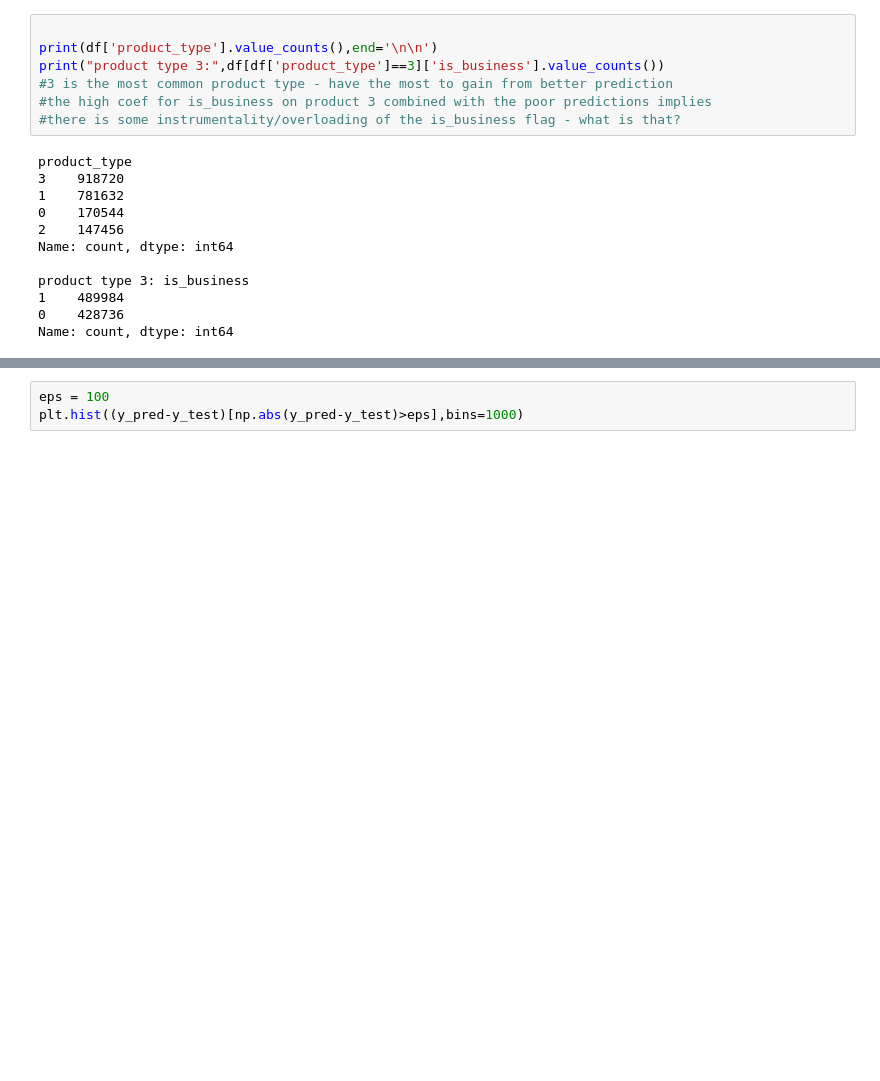
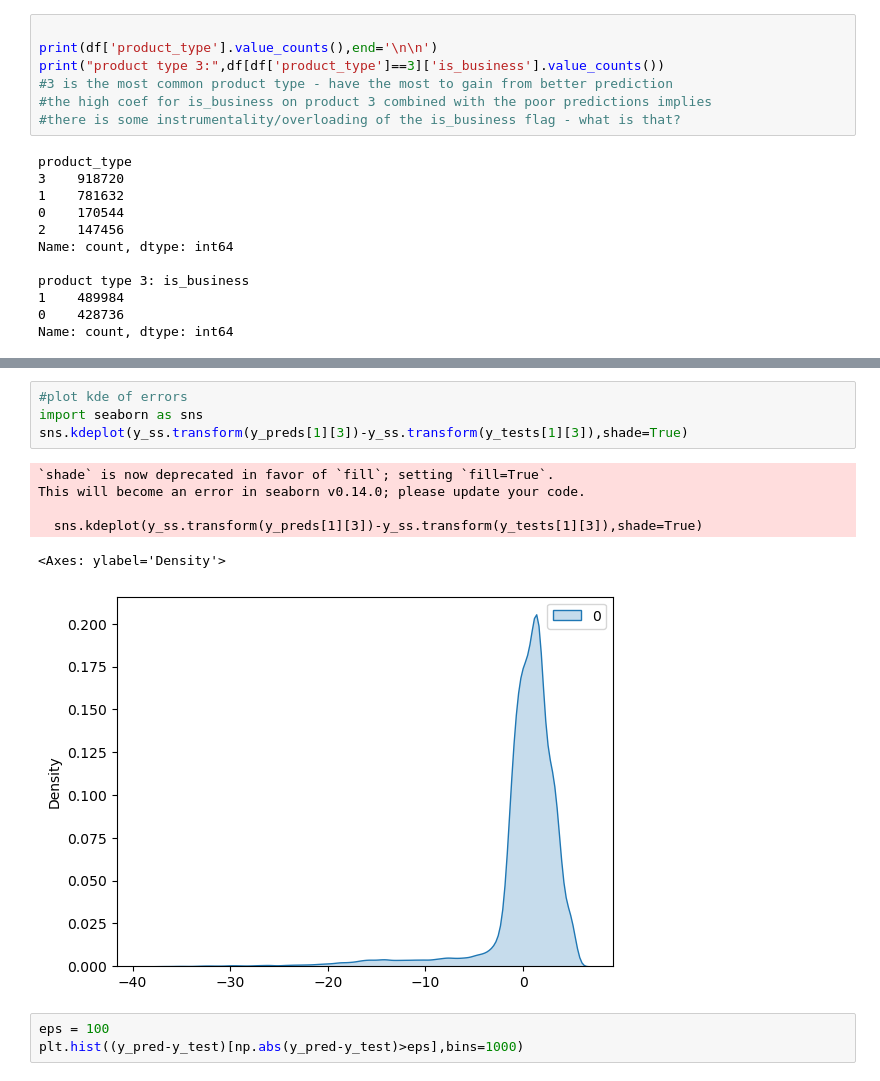
Before and after one commit to JosephHardy91/predict-energy-behavior-of-prosumers, a Jupyter notebook: src/2_baseline_predictors/train_only_regression.ipynb, the cells around one changed output, grey strips where cells are left out. Drawn from its saved outputs; the diff is of its cells as text; blank space fills up the shorter version.

```diff
--- a/src/2_baseline_predictors/train_only_regression.ipynb
+++ b/src/2_baseline_predictors/train_only_regression.ipynb
@@ -118,3 +124,14 @@ plt.scatter(x=range(len(y_pred)),y=y_ss.transform(y_pred)-y_ss.transform(y_test)
+# %%
+#plot kde of errors
+import seaborn as sns
+sns.kdeplot(y_ss.transform(y_preds[1][3])-y_ss.transform(y_tests[1][3]),shade=True)
+# %% [output]
+`shade` is now deprecated in favor of `fill`; setting `fill=True`.
+This will become an error in seaborn v0.14.0; please update your code.
+
+  sns.kdeplot(y_ss.transform(y_preds[1][3])-y_ss.transform(y_tests[1][3]),shade=True)
+<Axes: ylabel='Density'>
+[figure, added]
 # %%
 eps = 100
 plt.hist((y_pred-y_test)[np.abs(y_pred-y_test)>eps],bins=1000)
```
Also changed, not shown: parts of 2 cells of this notebook.
